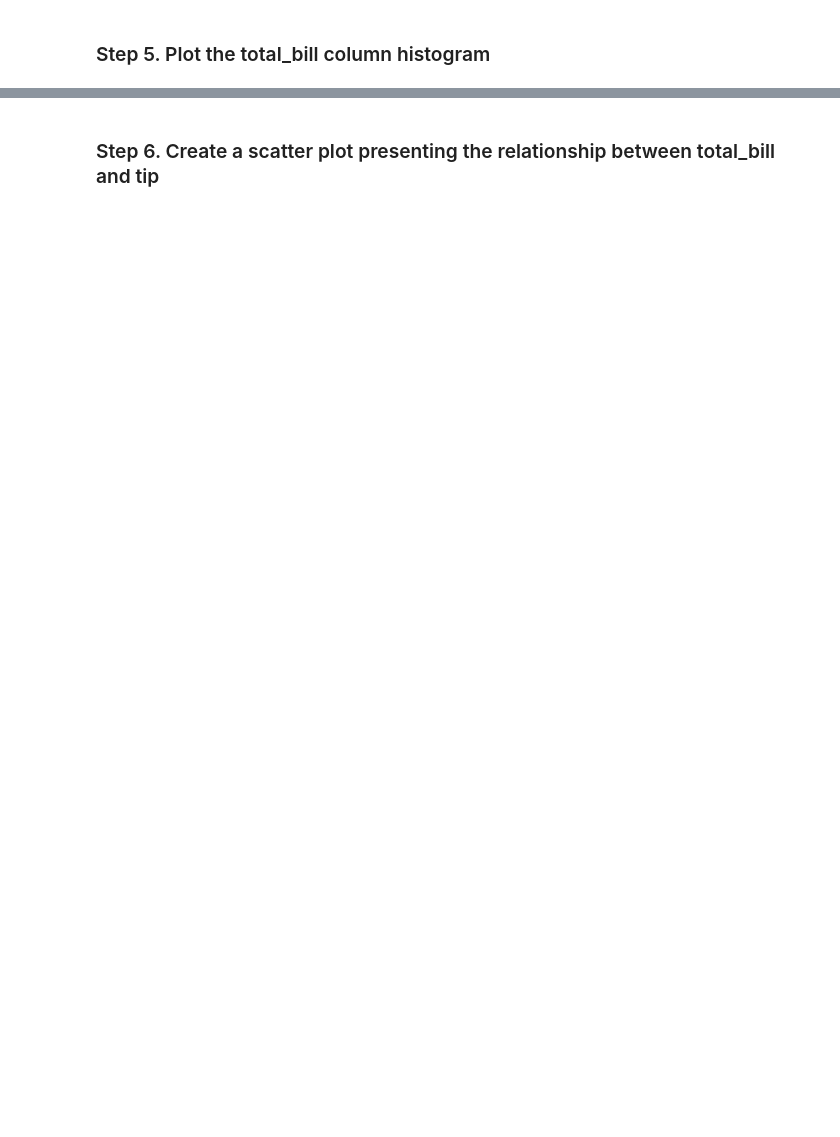
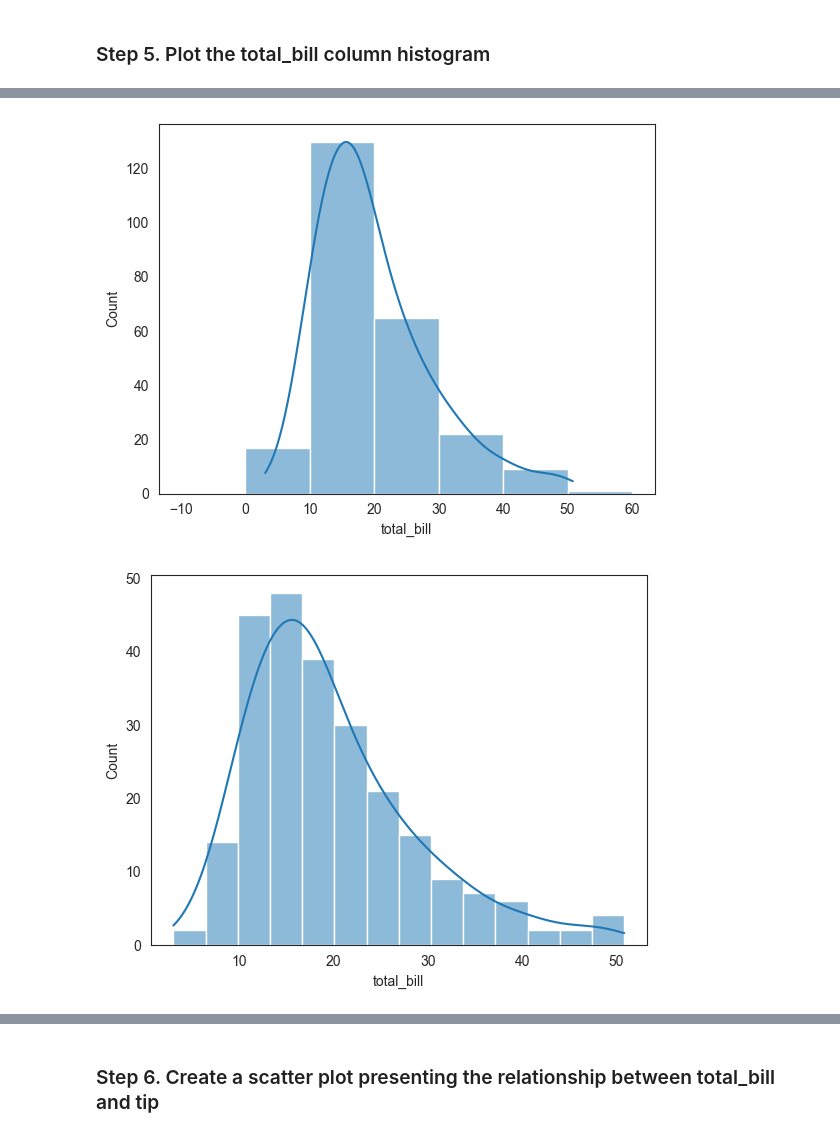
Before and after one commit to aziart/pandas-exercises, a Jupyter notebook: 07 - Visualization/Tips/Solutions.ipynb, the cells around one changed output, grey strips where cells are left out. Cells and saved outputs as stored; diff of their text form; code cells hidden in the pictures; blank space fills up the shorter version.

```diff
--- a/07 - Visualization/Tips/Solutions.ipynb
+++ b/07 - Visualization/Tips/Solutions.ipynb
@@ -22,3 +28,8 @@ import seaborn as sns
 sns.set_style("white")
 # %% [markdown]
 ### Step 2. Import the dataset from this [address](https://raw.githubusercontent.com/guipsamora/pandas_exercises/master/07_Visualization/Tips/tips.csv).
+# %%
+path = "../../data/"
+fname = "tips.csv"
+df = pd.read_csv(path+fname)
+df
@@ -34,0 +52,3 @@ sns.set_style("white")
+# %%
+tips = df.copy()
+tips
@@ -44,0 +71,4 @@ sns.set_style("white")
+# %%
+tips = tips.drop(columns=['Unnamed: 0']
+             , axis=1)
+tips
@@ -49,0 +91,16 @@ sns.set_style("white")
+# %%
+total_bill_start = -10
+total_bill_end = 65
+total_bill_interval = 10
+
+buckets = np.arange(total_bill_start
+                  , total_bill_end
+                  , total_bill_interval)
+buckets
+total_bill_group = pd.cut(tips['total_bill'], buckets)
+tips.insert(loc = len(tips.columns)
+            , column="total_bill_group"
+            , value=total_bill_group
+            , allow_duplicates=True)
+tips
+# online_rt.groupby(UnitPrice_grouped)['SalesVolume'].sum()
@@ -49,0 +121,17 @@ sns.set_style("white")
+# %%
+sns.histplot(
+    data=tips
+    , x="total_bill"
+    , bins=buckets
+    , kde=True
+);
+plt.show();
+
+sns.histplot(
+    data=tips
+    , x="total_bill"
+    , kde=True
+);
+# %% [output]
+[figure, added]
+[figure, added]
```
Also changed, not shown: parts of 13 cells of this notebook.
